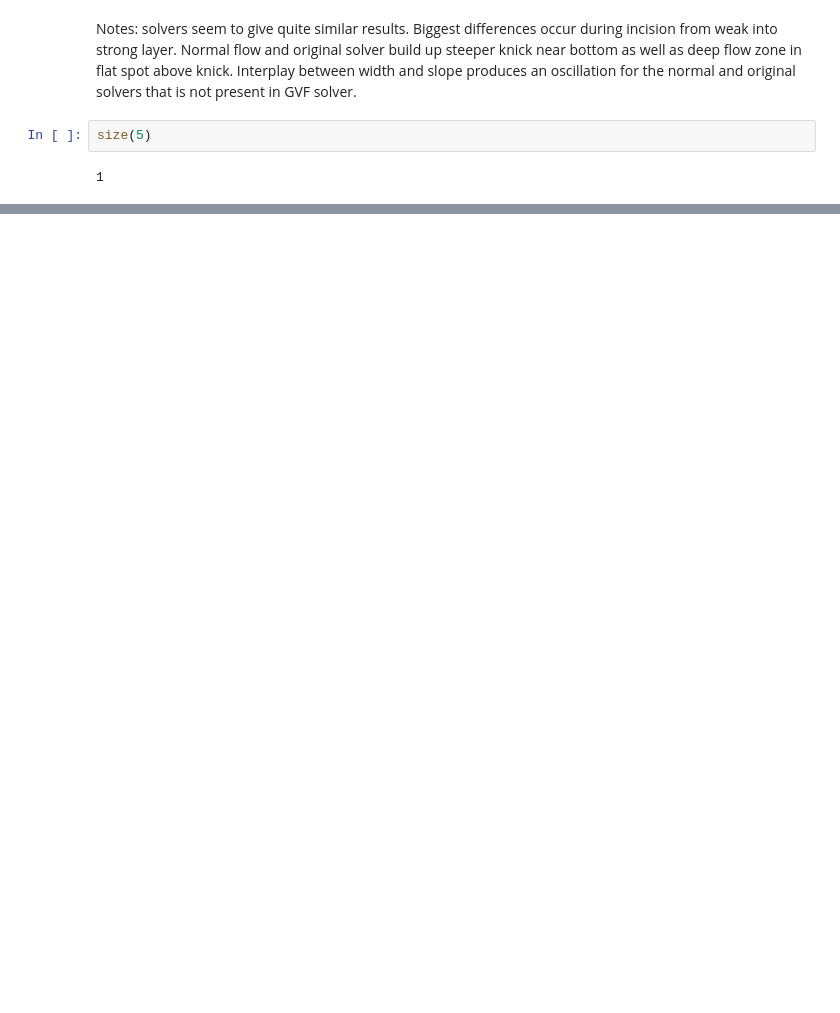
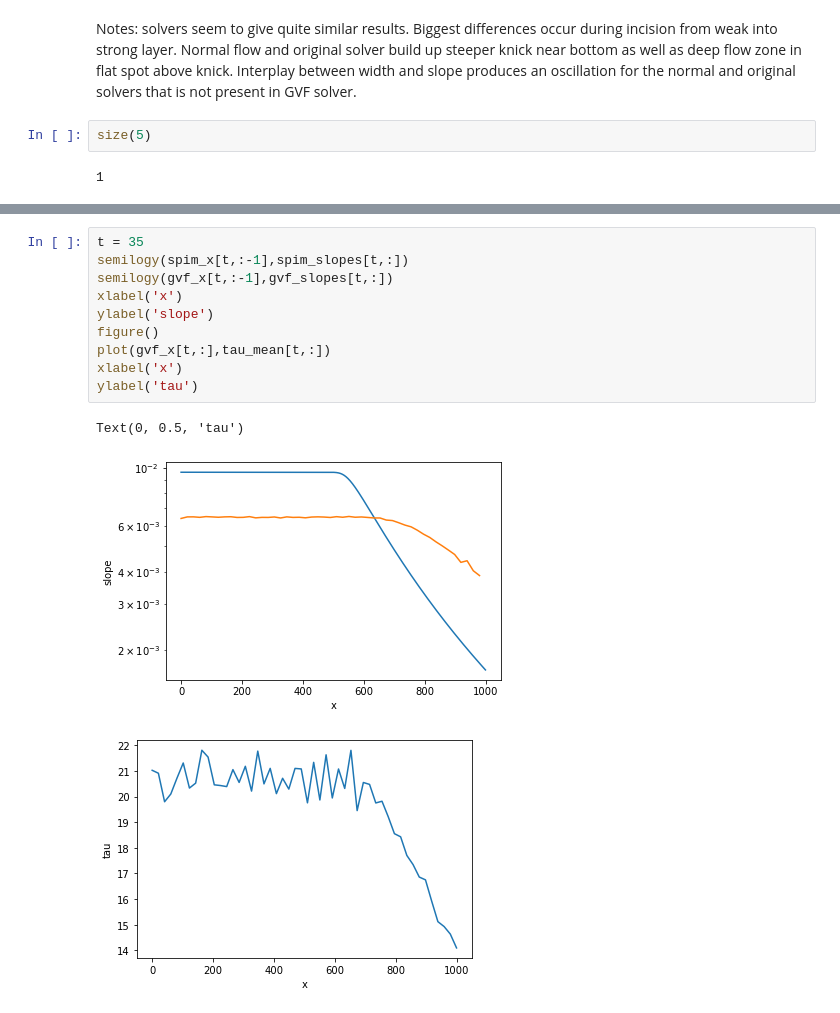
Before and after one commit to CovingtonResearchGroup/champ, a Jupyter notebook: champ/Examples/Flow-comparison.ipynb, the cells around one changed output, grey strips where cells are left out. Saved outputs shown, nothing was run; the diff lists cells and outputs as text; blank space fills up the shorter version.

```diff
--- a/champ/Examples/Flow-comparison.ipynb
+++ b/champ/Examples/Flow-comparison.ipynb
@@ -245,0 +413,14 @@ True
+# %%
+t = 35
+semilogy(spim_x[t,:-1],spim_slopes[t,:])
+semilogy(gvf_x[t,:-1],gvf_slopes[t,:])
+xlabel('x')
+ylabel('slope')
+figure()
+plot(gvf_x[t,:],tau_mean[t,:])
+xlabel('x')
+ylabel('tau')
+# %% [output]
+Text(0, 0.5, 'tau')
+[figure, added]
+[figure, added]
```
Also changed, not shown: parts of 25 cells of this notebook, 1 other file.
